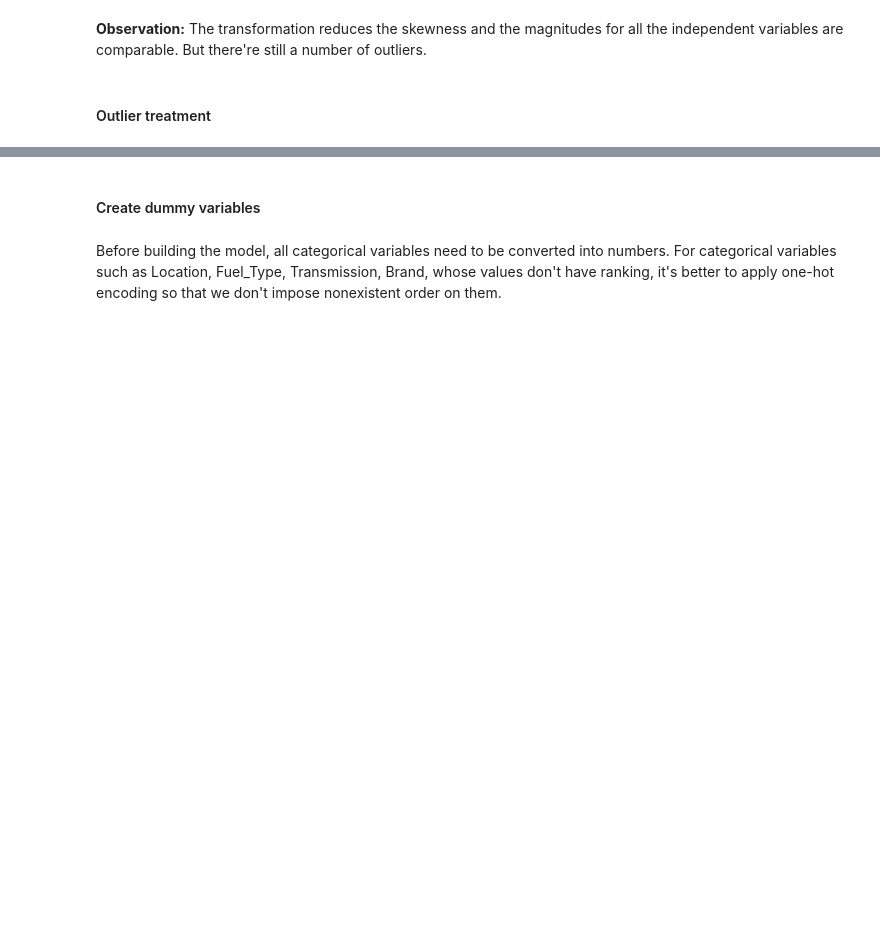
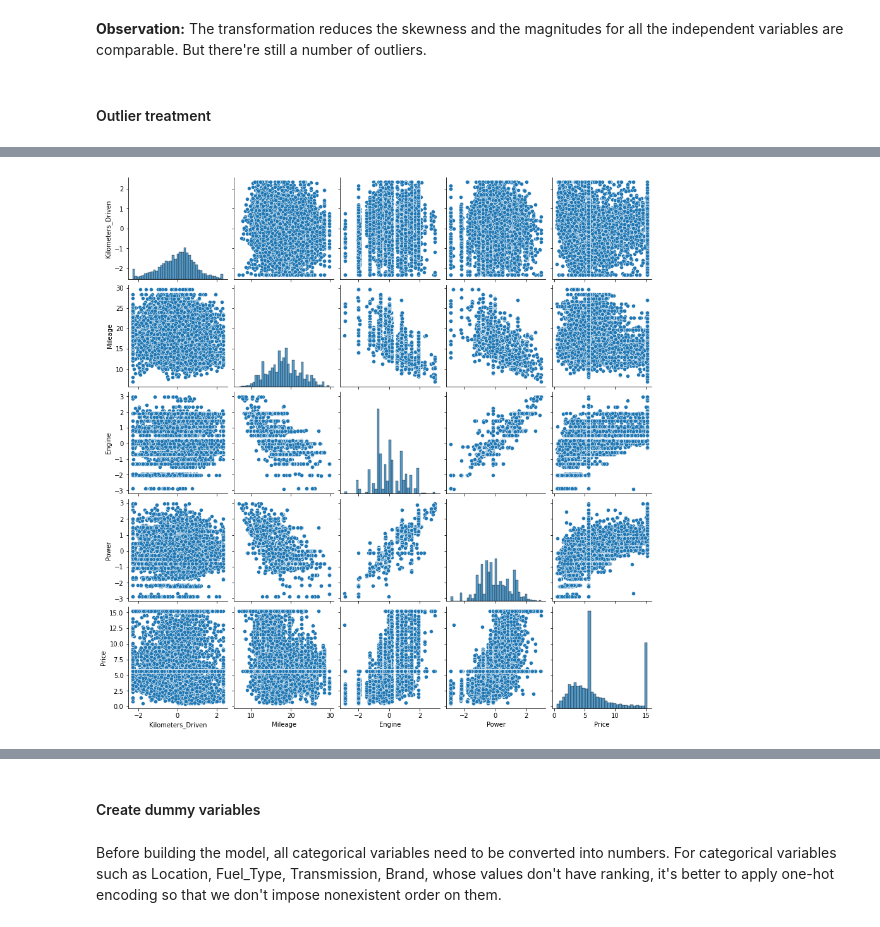
Before and after one commit to liangym2014/Data-science-and-machine-learning, a Jupyter notebook: 2.Cars4U_Project_Solution_Yanming.ipynb, the cells around one changed output, grey strips where cells are left out. Drawn from its saved outputs; the diff is of its cells as text; code cells hidden in the pictures; blank space fills up the shorter version.

```diff
--- a/2.Cars4U_Project_Solution_Yanming.ipynb
+++ b/2.Cars4U_Project_Solution_Yanming.ipynb
@@ -805,0 +806,4 @@ for i, col in enumerate(numerical_columns):
+# %%
+sns.pairplot(data = df);
+# %% [output]
+[figure, added]
```
Also changed, not shown: parts of 12 cells of this notebook.
